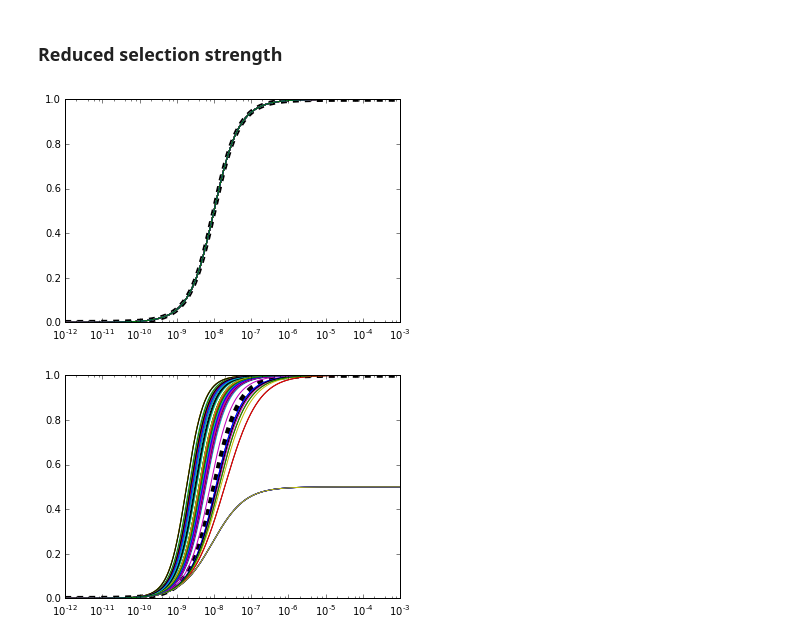
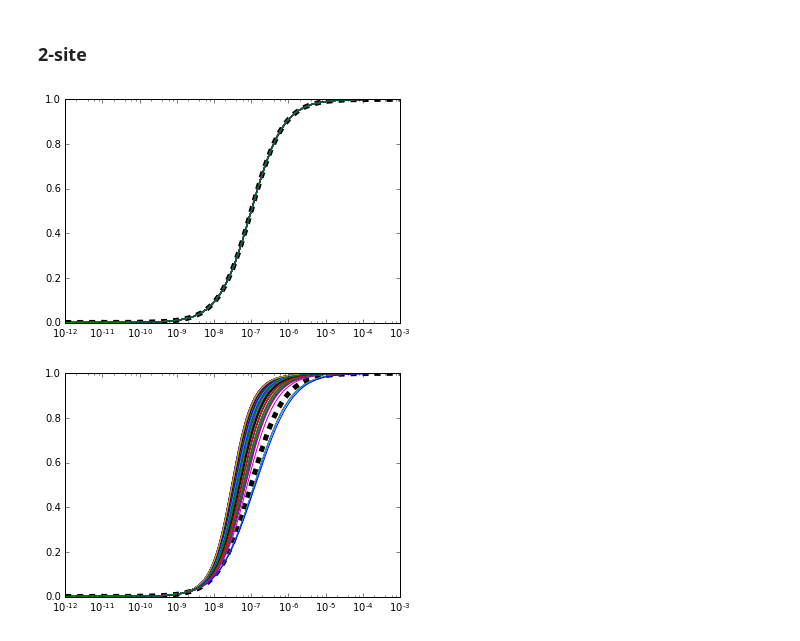
Before and after one commit to bliebeskind/EvoPhys, a Jupyter notebook: notebooks/siteSpecificCoOp.ipynb, the cells around one changed output. Cells and saved outputs as stored; diff of their text form; code cells hidden in the pictures.

```diff
--- a/notebooks/siteSpecificCoOp.ipynb
+++ b/notebooks/siteSpecificCoOp.ipynb
@@ -301,10 +162,10 @@ for i in range(100):
 # Plot
 plt.plot()
 
-plt.plot(pop2.xvals, pop2.target,"k--",lw=5)
+plt.plot(pop2.start_model.xvals, pop2.target,"k--",lw=5)
 
 for i in pop2.population:
-    plt.plot(i.xvals, i.binding_curve)
+    plt.plot(i.xvals, i.output)
 
 plt.xscale("log")
 # %% [output]
@@ -360,2 +196,0 @@ axes = df.hist(bins=50,color='grey')
-# %% [markdown]
-### Reduced selection strength
@@ -364,41 +197,52 @@ pop3 = PhysPopulation(N=100,selection_strength=.1)
+# %% [markdown]
+### 2-site
+# %%
+mutator = mut.SSBmut(mutations=mutFuncs,nk_prob=nk_mut_prob,anyF_prob=f_mut_prob)
+pop3 = pop.PhysPopulation(startModel=ssb2,mutModel=mutator,N=100)
 # %%
 plt.plot()
 
-plt.plot(pop3.xvals, pop3.target,"k--",lw=5)
+plt.plot(pop3.start_model.xvals, pop3.target,"k--",lw=5)
 
 for i in pop3.population:
-    plt.plot(i.xvals, i.binding_curve)
+    plt.plot(i.xvals, i.output)
 
 plt.xscale("log")
 # %% [output]
-[figure, old version]
+[figure, new version]
 # %%
-# Select/mutate for 100 generations
+# Select/mutate for 200 generations
 
 w3 = []
 w3_var = []
 k1_var3 = []
 k2_var3 = []
 f_var3 = []
-for i in range(100):
+k1_mean3 = []
+k2_mean3 = []
+f_mean3 = []
+for i in range(200):
     pop3.procreate()
     pop3.select()
     w3.append(pop3.mean_fitness)
     w3_var.append(pop3.fitness_var)
-    k1_var3.append(pop3.var_k1)
-    k2_var3.append(pop3.var_k2)
-    f_var3.append(pop3.var_f)
+    k1_var3.append(pop3.param_vars["k1"])
+    k2_var3.append(pop3.param_vars["k2"])
+    f_var3.append(pop3.param_vars["f12"])
+    k1_mean3.append(pop3.param_means["k1"])
+    k2_mean3.append(pop3.param_means["k2"])
+    f_mean3.append(pop3.param_means["f12"])
 # %%
 plt.plot()
 
-plt.plot(pop3.xvals, pop3.target,"k--",lw=5)
+plt.plot(pop3.start_model.xvals, pop3.target,"k--",lw=5)
 
 for i in pop3.population:
-    plt.plot(i.xvals, i.binding_curve)
+    plt.plot(i.xvals, i.output)
 
 plt.xscale("log")
 # %% [output]
-[figure, old version]
+[figure, new version]
 # %%
 fig,ax1 = plt.subplots()
 ax1.plot(w3,"b")
```
Also changed, not shown: parts of 48 cells of this notebook.
